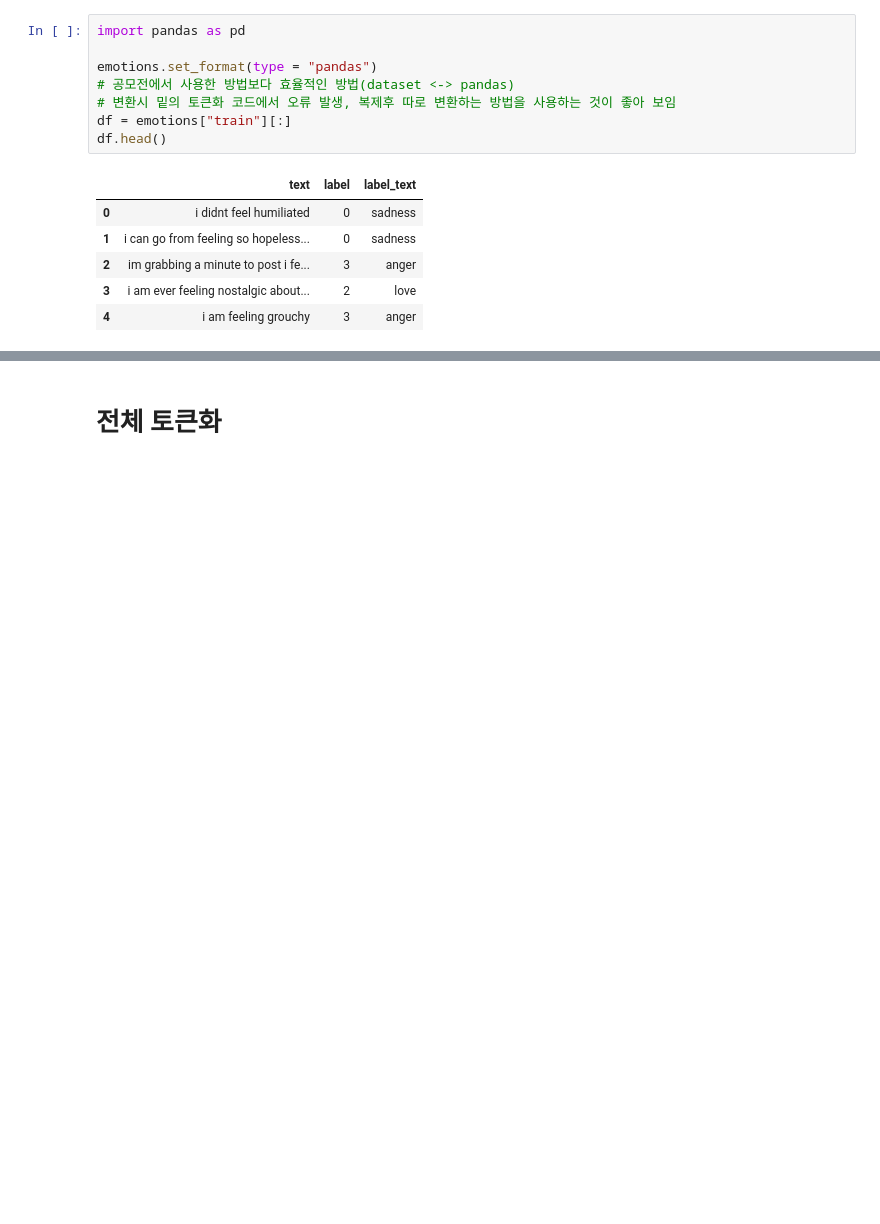
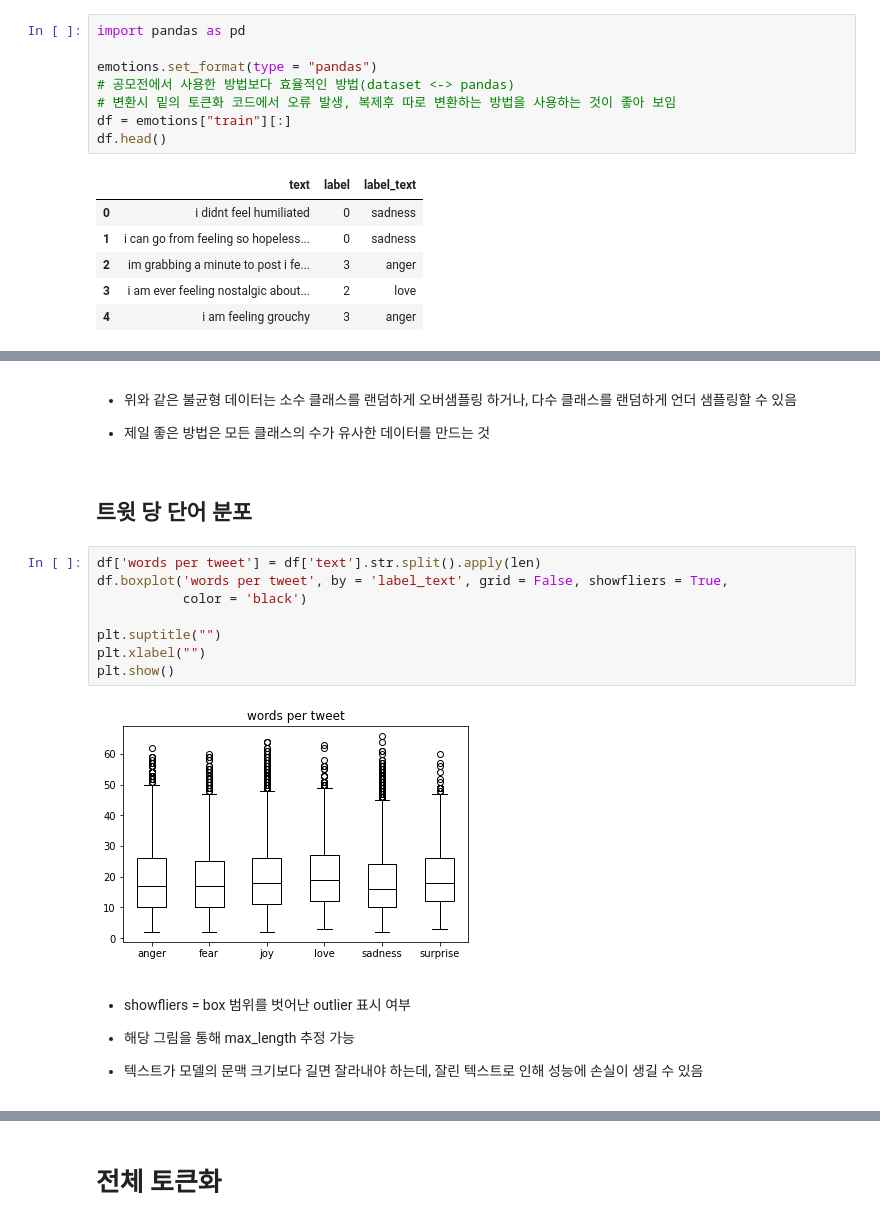
Before and after one commit to hr1588/NLP, a Jupyter notebook: nlp_ch2.ipynb, the cells around one changed output, grey strips where cells are left out. Saved outputs shown, nothing was run; the diff lists cells and outputs as text; blank space fills up the shorter version.

```diff
--- a/nlp_ch2.ipynb
+++ b/nlp_ch2.ipynb
@@ -110,0 +133,22 @@ df.head()
+# %% [markdown]
+- 위와 같은 불균형 데이터는 소수 클래스를 랜덤하게 오버샘플링 하거나, 다수 클래스를 랜덤하게 언더 샘플링할 수 있음
+
+- 제일 좋은 방법은 모든 클래스의 수가 유사한 데이터를 만드는 것
+# %% [markdown]
+## 트윗 당 단어 분포
+# %%
+df['words per tweet'] = df['text'].str.split().apply(len)
+df.boxplot('words per tweet', by = 'label_text', grid = False, showfliers = True,
+           color = 'black')
+
+plt.suptitle("")
+plt.xlabel("")
+plt.show()
+# %% [output]
+[figure, added]
+# %% [markdown]
+- showfliers = box 범위를 벗어난 outlier 표시 여부
+
+- 해당 그림을 통해 max_length 추정 가능
+
+- 텍스트가 모델의 문맥 크기보다 길면 잘라내야 하는데, 잘린 텍스트로 인해 성능에 손실이 생길 수 있음
```
Also changed, not shown: parts of 41 cells of this notebook.
